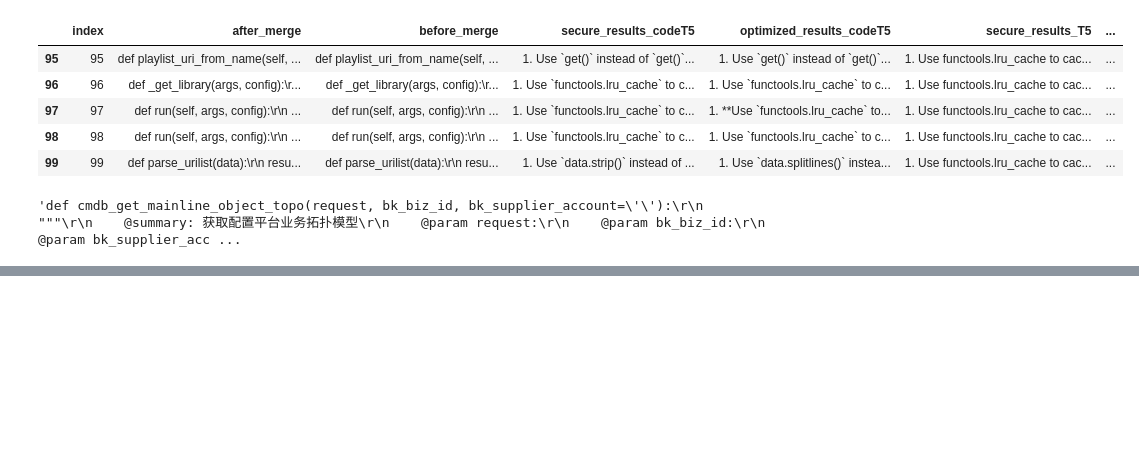
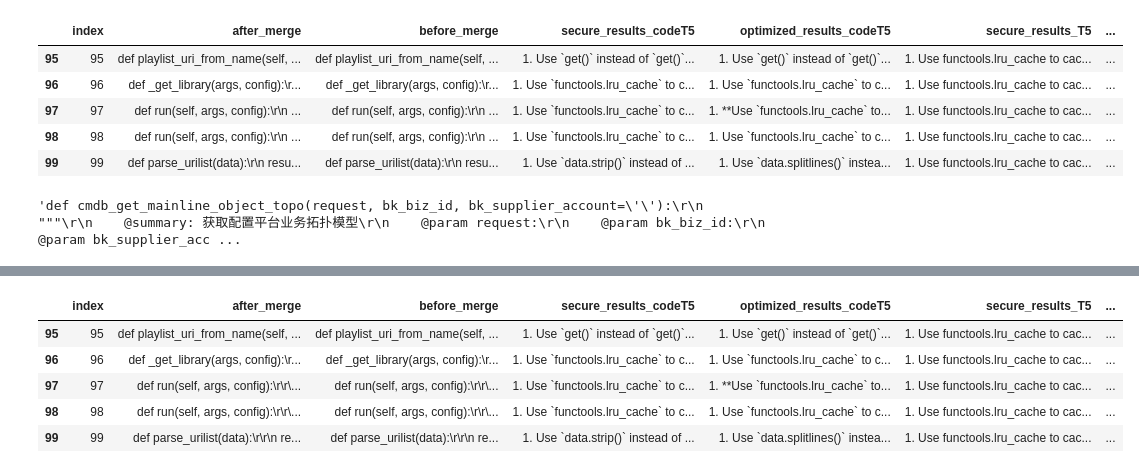
Before and after one commit to NamanGupta1102/FYP_Results, a Jupyter notebook: Evaluating/evaluate.ipynb, the cells around one changed output, grey strips where cells are left out. Saved outputs shown, nothing was run; the diff lists cells and outputs as text; code cells hidden in the pictures; blank space fills up the shorter version.

```diff
--- a/Evaluating/evaluate.ipynb
+++ b/Evaluating/evaluate.ipynb
@@ -187,0 +349,9 @@ def gen_code_secure(buggy_code, recommendations):
+# %%
+df_check.tail()
+# %% [output]
+|  | index | after_merge | before_merge | secure_results_codeT5 | optimized_results_codeT5 | secure_results_T5 | ... |
+| 95 | 95 | def playlist_uri_from_name(self, ... | def playlist_uri_from_name(self, ... | 1. Use `get()` instead of `get()`... | 1. Use `get()` instead of `get()`... | 1. Use functools.lru_cache to cac... | ... |
+| 96 | 96 | def _get_library(args, config):\r... | def _get_library(args, config):\r... | 1. Use `functools.lru_cache` to c... | 1. Use `functools.lru_cache` to c... | 1. Use functools.lru_cache to cac... | ... |
+| 97 | 97 | def run(self, args, config):\r\r\... | def run(self, args, config):\r\r\... | 1. Use `functools.lru_cache` to c... | 1. **Use `functools.lru_cache` to... | 1. Use functools.lru_cache to cac... | ... |
+| 98 | 98 | def run(self, args, config):\r\r\... | def run(self, args, config):\r\r\... | 1. Use `functools.lru_cache` to c... | 1. Use `functools.lru_cache` to c... | 1. Use functools.lru_cache to cac... | ... |
+| 99 | 99 | def parse_urilist(data):\r\r\n re... | def parse_urilist(data):\r\r\n re... | 1. Use `data.strip()` instead of ... | 1. Use `data.splitlines()` instea... | 1. Use functools.lru_cache to cac... | ... |
```
Also changed, not shown: parts of 11 cells of this notebook, 3 other files.
